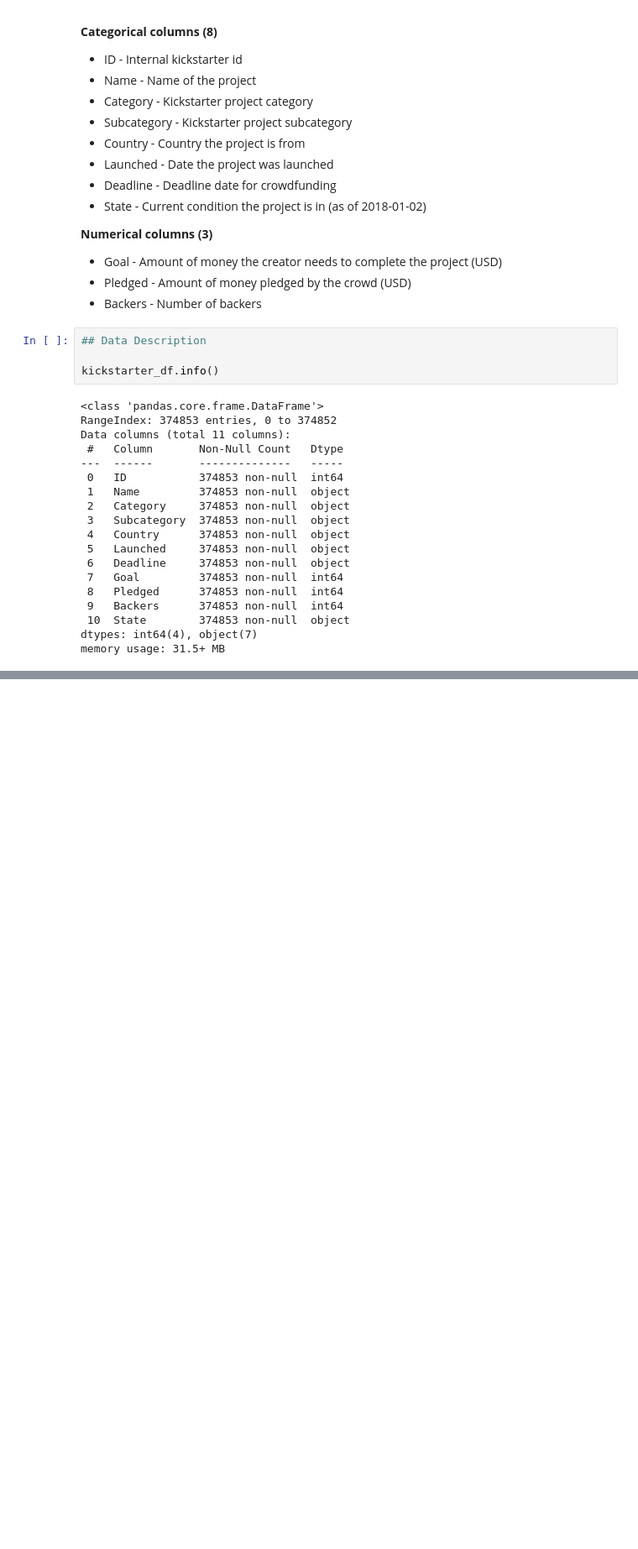
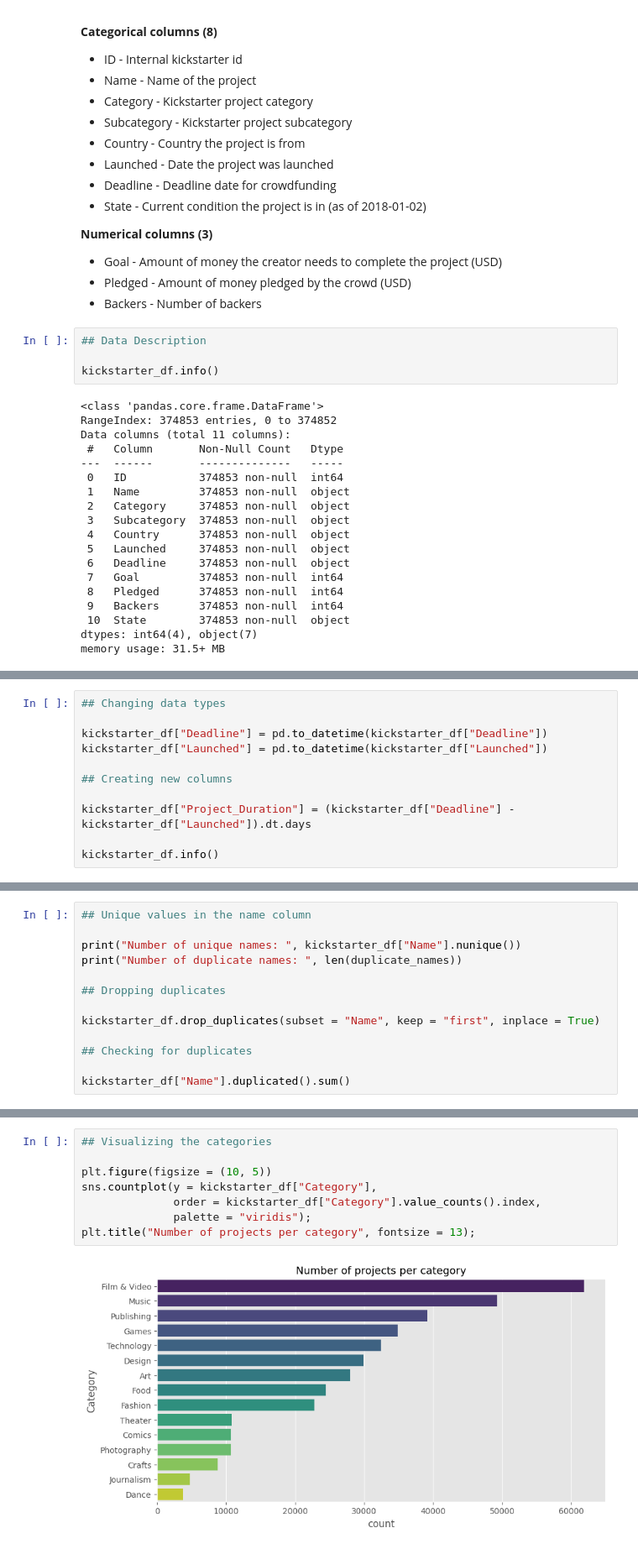
Before and after one commit to rongachoka/Kickstarter_Projects_Analysis, a Jupyter notebook: index_1.ipynb, the cells around one changed output, grey strips where cells are left out. Shown at 84% size. Saved outputs shown, nothing was run; the diff lists cells and outputs as text; blank space fills up the shorter version.

```diff
--- a/index_1.ipynb
+++ b/index_1.ipynb
@@ -126,0 +134,11 @@ msno.bar(kickstarter_df,color="steelblue", figsize = (10, 5), fontsize = 10);
+# %%
+## Changing data types
+
+kickstarter_df["Deadline"] = pd.to_datetime(kickstarter_df["Deadline"])
+kickstarter_df["Launched"] = pd.to_datetime(kickstarter_df["Launched"])
+
+## Creating new columns
+
+kickstarter_df["Project_Duration"] = (kickstarter_df["Deadline"] - kickstarter_df["Launched"]).dt.days
+
+kickstarter_df.info()
@@ -126,0 +228,13 @@ msno.bar(kickstarter_df,color="steelblue", figsize = (10, 5), fontsize = 10);
+# %%
+## Unique values in the name column
+
+print("Number of unique names: ", kickstarter_df["Name"].nunique())
+print("Number of duplicate names: ", len(duplicate_names))
+
+## Dropping duplicates
+
+kickstarter_df.drop_duplicates(subset = "Name", keep = "first", inplace = True)
+
+## Checking for duplicates
+
+kickstarter_df["Name"].duplicated().sum()
@@ -126,0 +276,10 @@ msno.bar(kickstarter_df,color="steelblue", figsize = (10, 5), fontsize = 10);
+# %%
+## Visualizing the categories
+
+plt.figure(figsize = (10, 5))
+sns.countplot(y = kickstarter_df["Category"],
+              order = kickstarter_df["Category"].value_counts().index,
+              palette = "viridis");
+plt.title("Number of projects per category", fontsize = 13);
+# %% [output]
+[figure, added]
```
Also changed, not shown: parts of 19 cells of this notebook.
